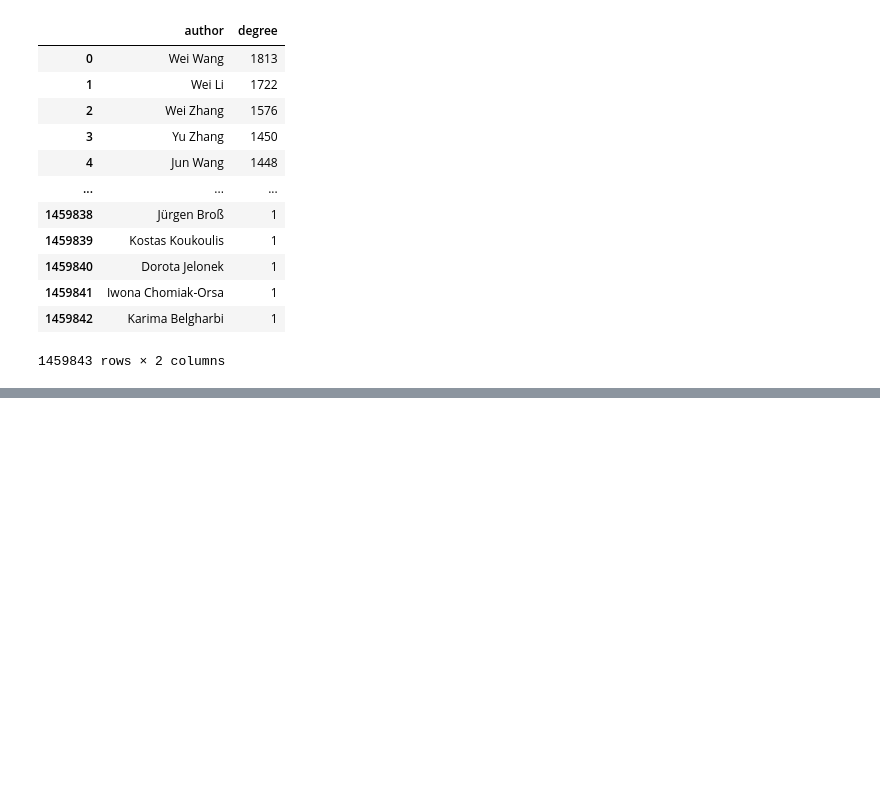
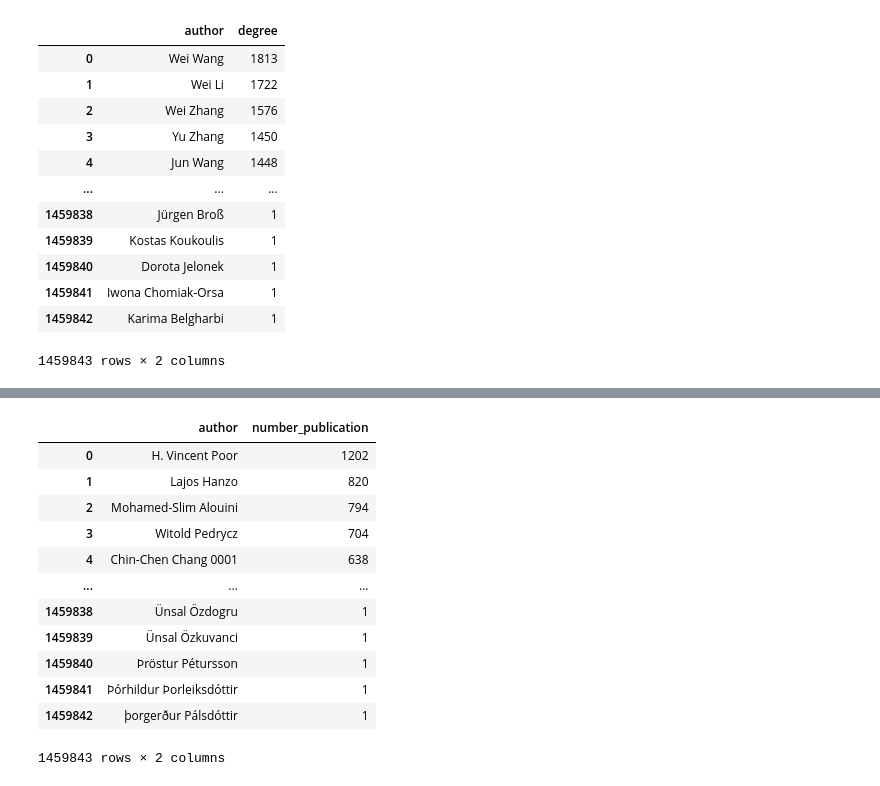
Before and after one commit to VirosaLi/dblp-analysis, a Jupyter notebook: data/data_playground.ipynb, the cells around one changed output, grey strips where cells are left out. Saved outputs shown, nothing was run; the diff lists cells and outputs as text; code cells hidden in the pictures; blank space fills up the shorter version.

```diff
--- a/data/data_playground.ipynb
+++ b/data/data_playground.ipynb
@@ -77,0 +79,18 @@ author_degree[author_degree['degree'] > 4]
+# %%
+author_pub = pd.read_pickle('authors.pkl')
+# %%
+author_pub
+# %% [output]
+|  | author | number_publication |
+| 0 | H. Vincent Poor | 1202 |
+| 1 | Lajos Hanzo | 820 |
+| 2 | Mohamed-Slim Alouini | 794 |
+| 3 | Witold Pedrycz | 704 |
+| 4 | Chin-Chen Chang 0001 | 638 |
+| ... | ... | ... |
+| 1459838 | Ünsal Özdogru | 1 |
+| 1459839 | Ünsal Özkuvanci | 1 |
+| 1459840 | Þröstur Pétursson | 1 |
+| 1459841 | Þórhildur Þorleiksdóttir | 1 |
+| 1459842 | þorgerður Pálsdóttir | 1 |
+1459843 rows × 2 columns
```
Also changed, not shown: parts of 6 cells of this notebook, 6 other files.
